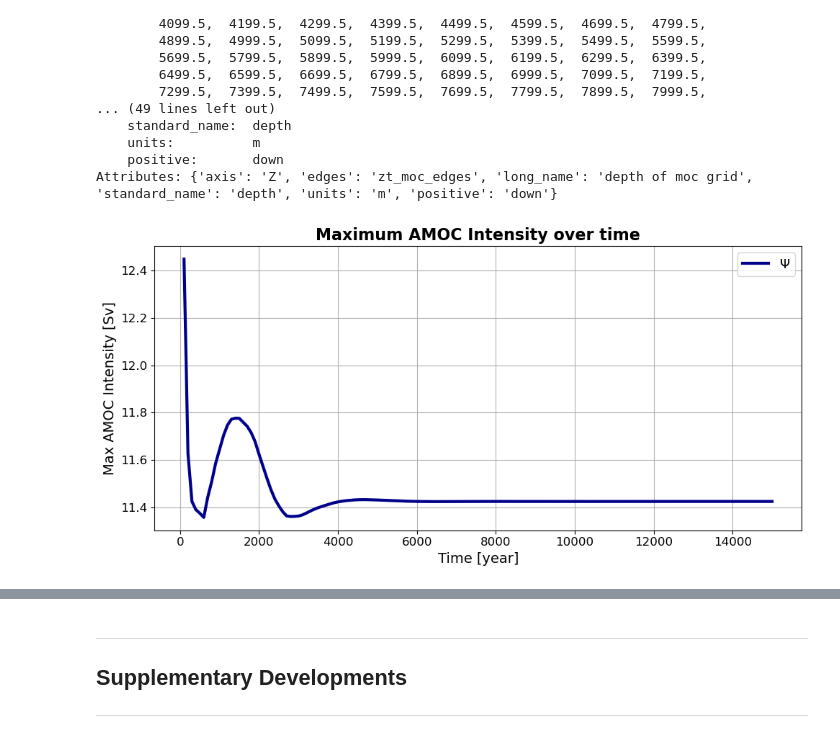
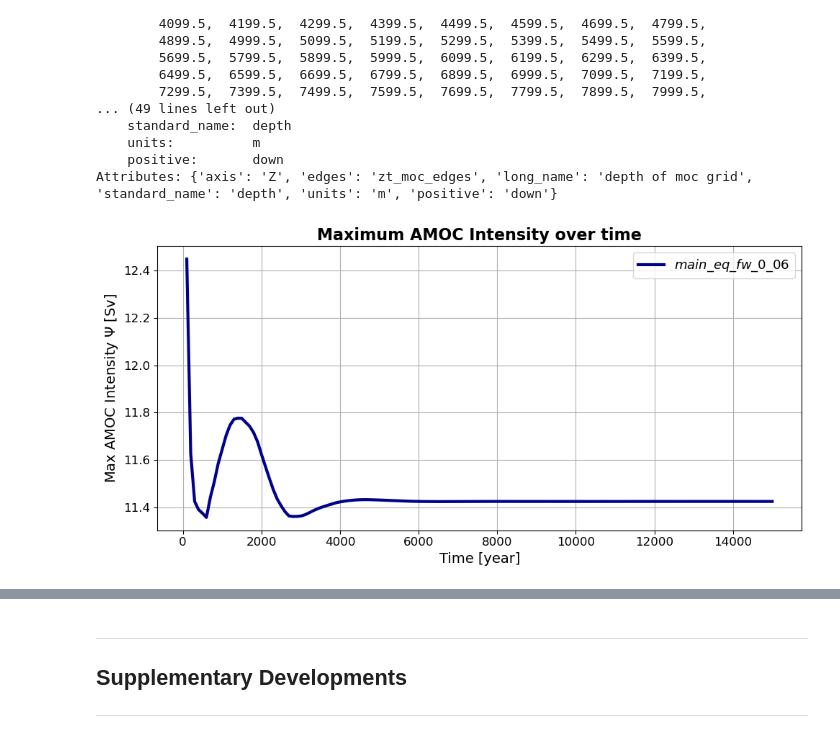
Before and after one commit to VUB-HYDR/2025_Laridon_etal_ORE, a Jupyter notebook: ATCM.ipynb, the cells around one changed output, grey strips where cells are left out. Cells and saved outputs as stored; diff of their text form; code cells hidden in the pictures.

```diff
--- a/ATCM.ipynb
+++ b/ATCM.ipynb
@@ -1909,32 +1930,18 @@ Attributes: {'axis': 'Z', 'edges': 'zt_moc_edges', 'long_name': 'depth of moc gr
 # %%
 # Plot the maximum AMOC intensity as a function of time
 plt.figure(figsize=(10, 5))
 plt.plot(max_overt_main_eq_fw_0_06["time"].values, max_overt_main_eq_fw_0_06.values,
-         label=r"$\Psi$", lw=3, color="darkblue")
+         label=r"$main\_eq\_fw\_0\_06$", lw=3, color="darkblue")
 
-# Set the label for the x-axis
 plt.xlabel("Time [year]", fontsize=14)
-
-# Set the label for the y-axis
-plt.ylabel("Max AMOC Intensity [Sv]", fontsize=14)
-
-# Set the plot title
+plt.ylabel("Max AMOC Intensity " + r"$\Psi$" + " [Sv]", fontsize=14)
 plt.title("Maximum AMOC Intensity over time", fontsize=16, fontweight="bold")
-
-# Increase tick font size for better readability
 plt.xticks(fontsize=12)
 plt.yticks(fontsize=12)
-
-# Show grid
 plt.grid(True)
-
-# Add legend
 plt.legend(fontsize=13)
-
-# Adjust layout
 plt.tight_layout()
-
-# Display the plot
+plt.savefig(figures_path+'main_eq_fw_0_06_max_AMOC',dpi=400)
 plt.show()
 # %% [output]
-[figure, old version]
+[figure, new version]
```
Also changed, not shown: parts of 25 cells of this notebook.
